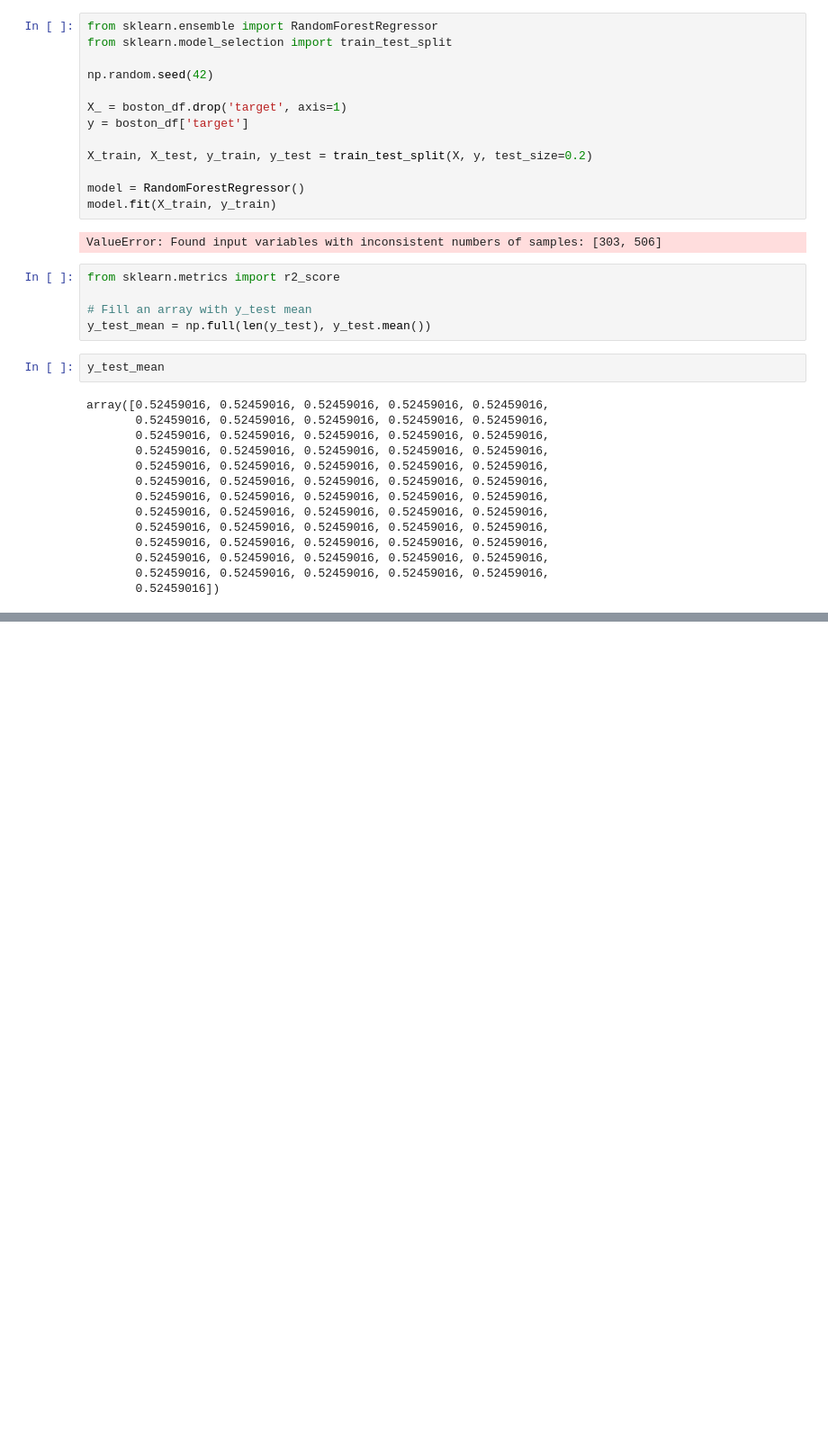
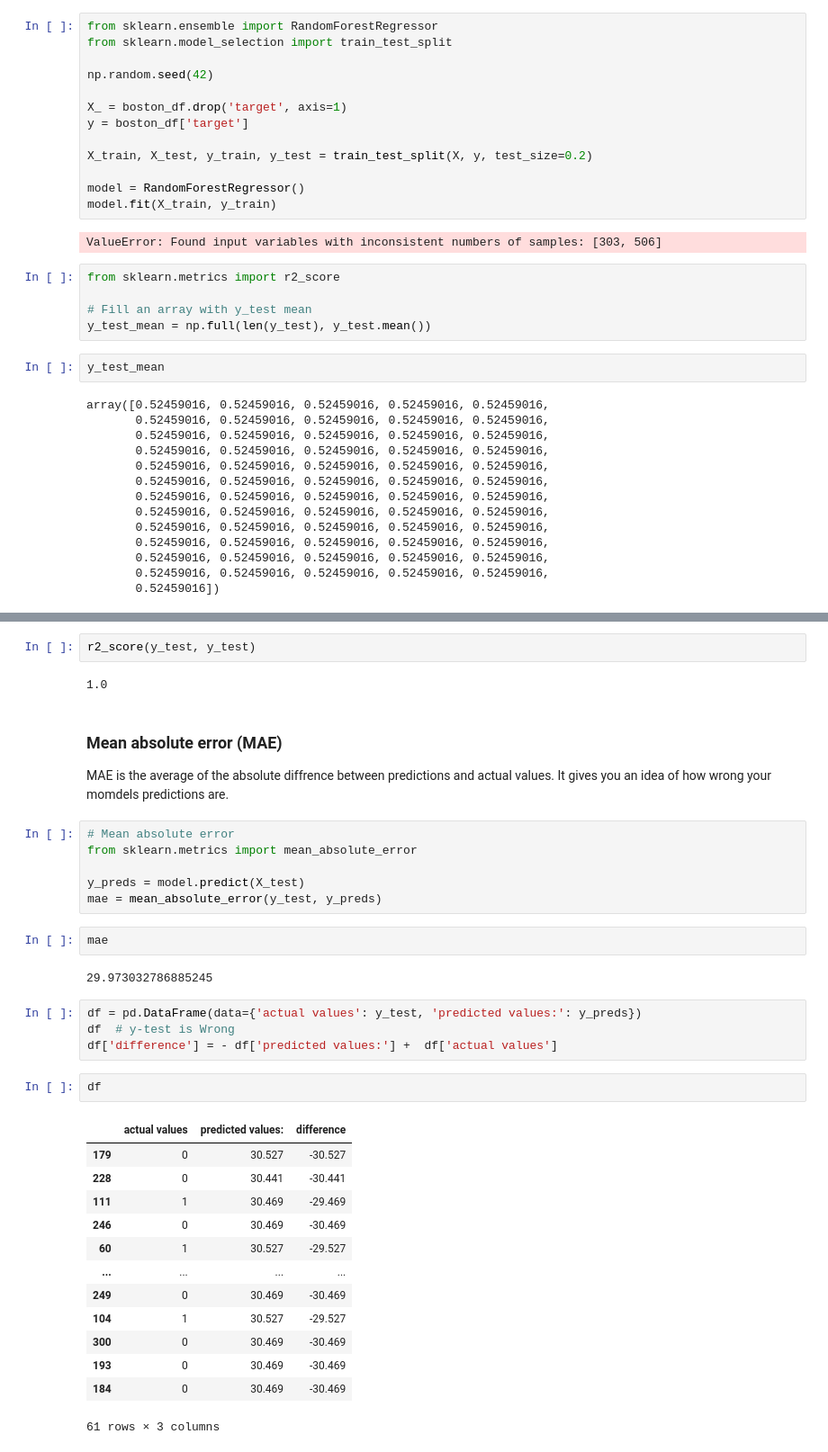
Before and after one commit to sammyview80/Data-analysis-and-Machine-learning, a Jupyter notebook: Sklearn ML/Introduction to sklearn.ipynb, the cells around one changed output, grey strips where cells are left out. Shown at 90% size. Cells and saved outputs as stored; diff of their text form; blank space fills up the shorter version.

Commit message:
Evaluation of model

```diff
--- a/Sklearn ML/Introduction to sklearn.ipynb
+++ b/Sklearn ML/Introduction to sklearn.ipynb
@@ -1538,0 +1494,39 @@ array([0.52459016, 0.52459016, 0.52459016, 0.52459016, 0.52459016,
+# %%
+r2_score(y_test, y_test)
+# %% [output]
+1.0
+# %% [markdown]
+### Mean absolute error (MAE)
+
+
+MAE is the average of the absolute diffrence between predictions and actual values. It gives you an idea of how wrong your momdels predictions are.
+# %%
+# Mean absolute error
+from sklearn.metrics import mean_absolute_error
+
+y_preds = model.predict(X_test)
+mae = mean_absolute_error(y_test, y_preds)
+# %%
+mae
+# %% [output]
+29.973032786885245
+# %%
+df = pd.DataFrame(data={'actual values': y_test, 'predicted values:': y_preds})
+df  # y-test is Wrong
+df['difference'] = - df['predicted values:'] +  df['actual values']
+# %%
+df
+# %% [output]
+|  | actual values | predicted values: | difference |
+| 179 | 0 | 30.527 | -30.527 |
+| 228 | 0 | 30.441 | -30.441 |
+| 111 | 1 | 30.469 | -29.469 |
+| 246 | 0 | 30.469 | -30.469 |
+| 60 | 1 | 30.527 | -29.527 |
+| ... | ... | ... | ... |
+| 249 | 0 | 30.469 | -30.469 |
+| 104 | 1 | 30.527 | -29.527 |
+| 300 | 0 | 30.469 | -30.469 |
+| 193 | 0 | 30.469 | -30.469 |
+| 184 | 0 | 30.469 | -30.469 |
+61 rows × 3 columns
```
Also changed, not shown: parts of 56 cells of this notebook, 1 other file.
